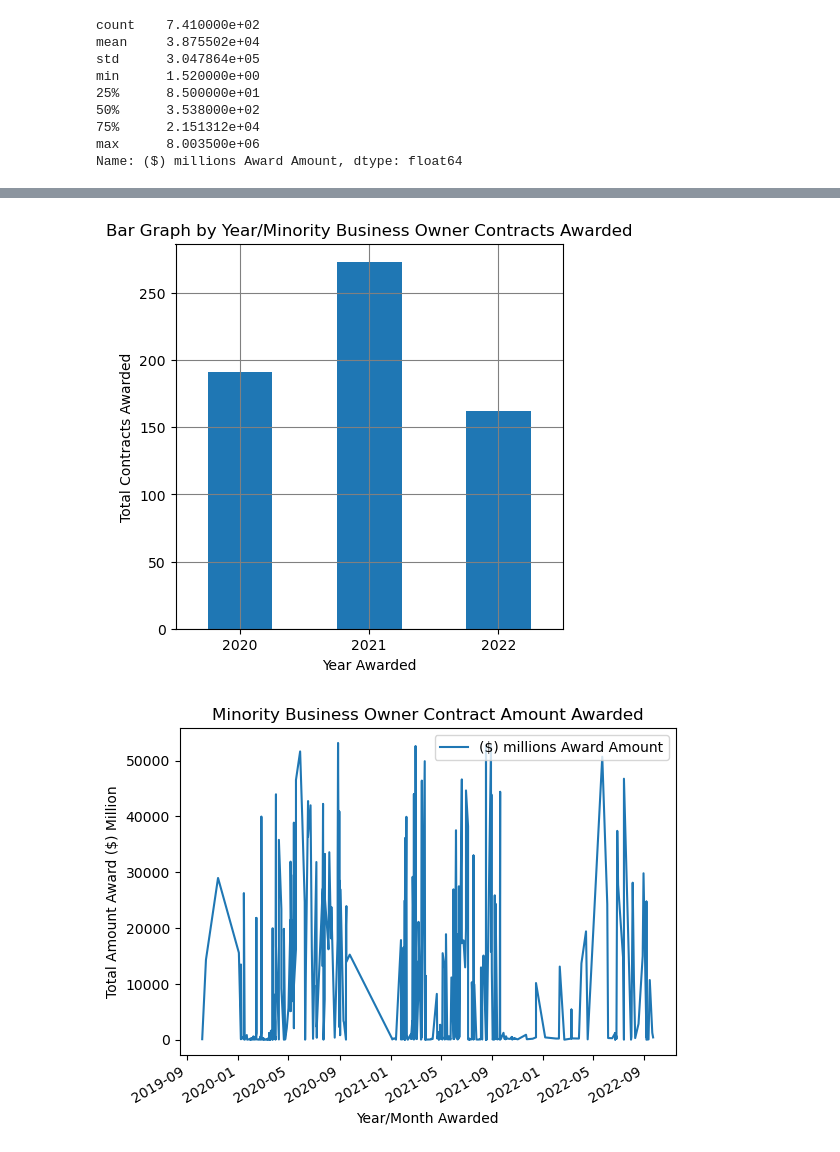
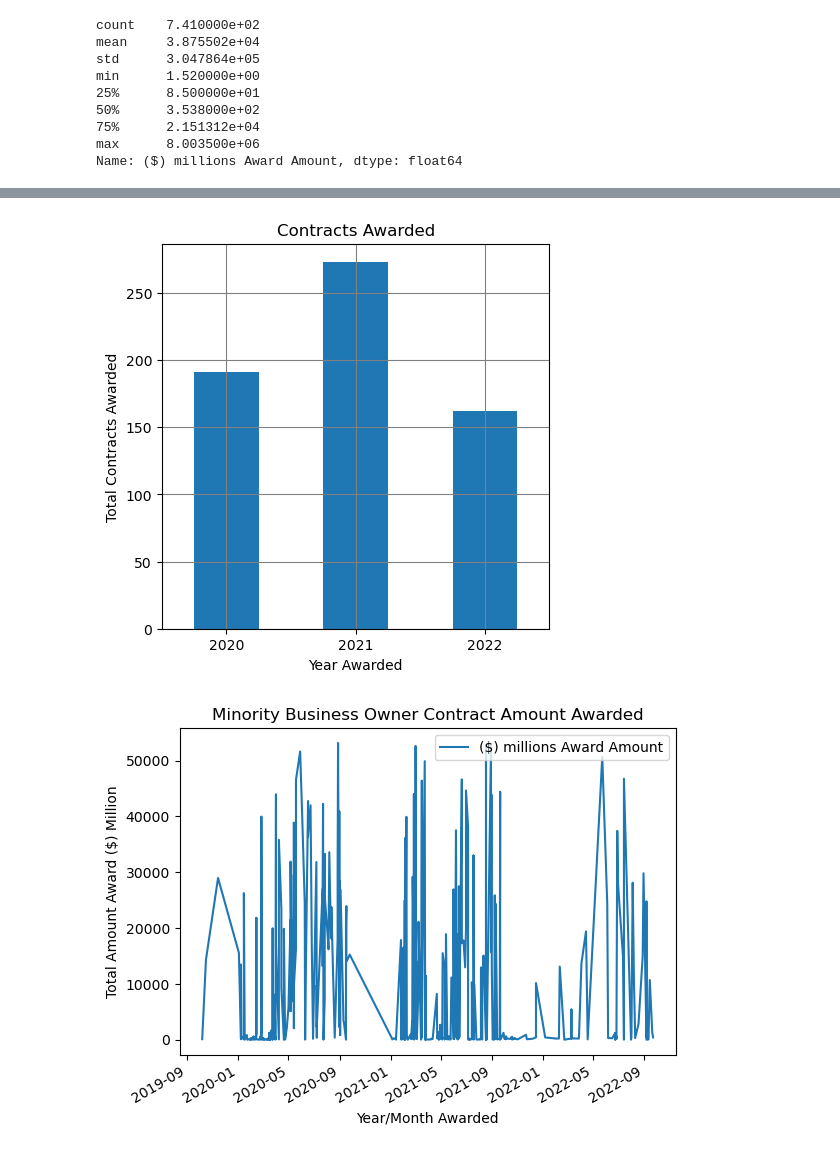
Before and after one commit to MoussaED/Project-1-repo, a Jupyter notebook: Post_Results_v3.ipynb, the cells around one changed output, grey strips where cells are left out. Saved outputs shown, nothing was run; the diff lists cells and outputs as text; code cells hidden in the pictures.

```diff
--- a/Post_Results_v3.ipynb
+++ b/Post_Results_v3.ipynb
@@ -701,8 +639,5 @@ Number of rows in the DataFrame: 100
 # %%
 #pull data using post.request based on identified filters and fields as outlined in https://github.com/fedspendingtransparency/usaspending-api/blob/master/usaspending_api/api_contracts/search_filters.md#time-period
-#create dataframe, and additional columns to capture fiscal year and quarter.
-#filter out anomolies for fiscal year that is above 2021
-#filter out award amounts that are equal to zero
 url = "https://api.usaspending.gov"
 endpoint = "/api/v2/search/spending_by_award/"
 data = {"limit": 100,
@@ -729,28 +664,25 @@ data = {"limit": 100,
 			"Funding Sub Agency",
 			"COVID-19 Outlays",
 			"COVID-19 Obligations",
+            "Place of Performance City Code",
             "Place of Performance State Code",
             "Description"]
 
 		}
-
+#create the post request to send/retrieve data
 r = requests.post(f"{url}{endpoint}", json=data)
 json=r.json()
-json.keys()
-#json['results']
-#json['detail']
-#json['message']
+#create dataframe
 FY22Q4_df=pd.DataFrame(json['results'])
-#df[["Start Date", "End Date"]] = df[["Start Date", "End Date"]].apply(pd.to_datetime)
+#add columns to capture Fiscal Year information & filter out award values that are less than zero/award contracts not in FY22
 print(f"Number of rows in the DataFrame: {len(FY22Q4_df)}")
 FY22Q4_df['Start Date'] = pd.to_datetime(FY22Q4_df['Start Date'])
 FY22Q4_df['As Quarter'] = FY22Q4_df['Start Date'].dt.to_period('Q-SEP')
 FY22Q4_df['Fiscal Year'] =FY22Q4_df['As Quarter'].dt.qyear
 FY22Q4_df = FY22Q4_df[FY22Q4_df['Award Amount'] > 0]
 FY22Q4_df = FY22Q4_df[FY22Q4_df['Fiscal Year'] == 2022]
+#display the data table for preview
 FY22Q4_df.head(5)
-#pprint(data)
-#pprint(r.text)
 # %% [output]
 Number of rows in the DataFrame: 100
 |  | internal_id | Award ID | Recipient Name | Start Date | End Date | Award Amount | Award Type | ... |
@@ -763,20 +695,17 @@ Number of rows in the DataFrame: 100
 # %%
 #Merge all dataframes from each FY into one dateframe
-#Add ($) millions Award Amount column
 big_df = pd.concat([FY20Q1_df,FY20Q2_df,FY20Q3_df,FY20Q4_df,FY21Q1_df,FY21Q2_df,FY21Q3_df,FY21Q4_df,FY22Q1_df,FY22Q2_df,FY22Q3_df,FY22Q4_df], ignore_index=True)
-#big_df = big_df[big_df['Award Amount'] > 0]
-#big_df = big_df[big_df['Fiscal Year'] > 2019]
-#big_df = big_df[big_df['Fiscal Year'] < 2023]
+#drop duplicate rows from merged dataframe
 big_df.drop_duplicates()
-#big_df['Award Amount'] = ['{:,.8f}'.format(x) for x in big_df['Award Amount']/1000000]
+#create new data table with column order and column title changes
 print(f"Number of rows in the DataFrame: {len(big_df)}")
-big_df.rename(columns = {'Award Amount':'($) millions Award Amount'}, inplace = True)
-big_df = big_df[['internal_id', 'Place of Performance State Code','Award ID', 'Recipient Name', 'Start Date', 'As Quarter','Fiscal Year', 'End Date',
+big_df.rename(columns = {'Award Amount':'($) millions Award Amount', 'Place of Performance City Code':'City','Place of Performance State Code':'State'}, inplace = True)
+big_df = big_df[['internal_id', 'City', 'State','Award ID', 'Recipient Name', 'Start Date', 'As Quarter','Fiscal Year', 'End Date',
                  '($) millions Award Amount', 'Description','Awarding Agency', 'Awarding Sub Agency',
        'Contract Award Type', 'Funding Agency', 'Funding Sub Agency',
        'COVID-19 Outlays', 'COVID-19 Obligations', 'awarding_agency_id', 'agency_slug'
        ]]
+#display the data table for preview
 big_df.head(5)
-#big_df['Start Year'].dtypes
 # %% [output]
 Number of rows in the DataFrame: 741
@@ -874,13 +800,13 @@ New Shape:  (626, 19)
 # %%
-# Create a bar chart to capture total contacts awarded per FY using big_df
-# cols = big_df.columns
+# Create a bar chart to capture total contacts awarded per fiscal year
 plt.figure(figsize = (5,5))
 big_df['Fiscal Year'].value_counts().sort_index().plot(kind='bar',rot=0)
+# Add labels and title
 plt.xlabel('Year Awarded')
 plt.ylabel('Total Contracts Awarded')
-plt.title('Bar Graph by Year/Minority Business Owner Contracts Awarded')
+plt.title('Contracts Awarded')
 plt.grid(True, color = "grey")
 plt.show()
 # %% [output]
-[figure, old version]
+[figure, new version]
 # %%
```
Also changed, not shown: parts of 24 cells of this notebook.
